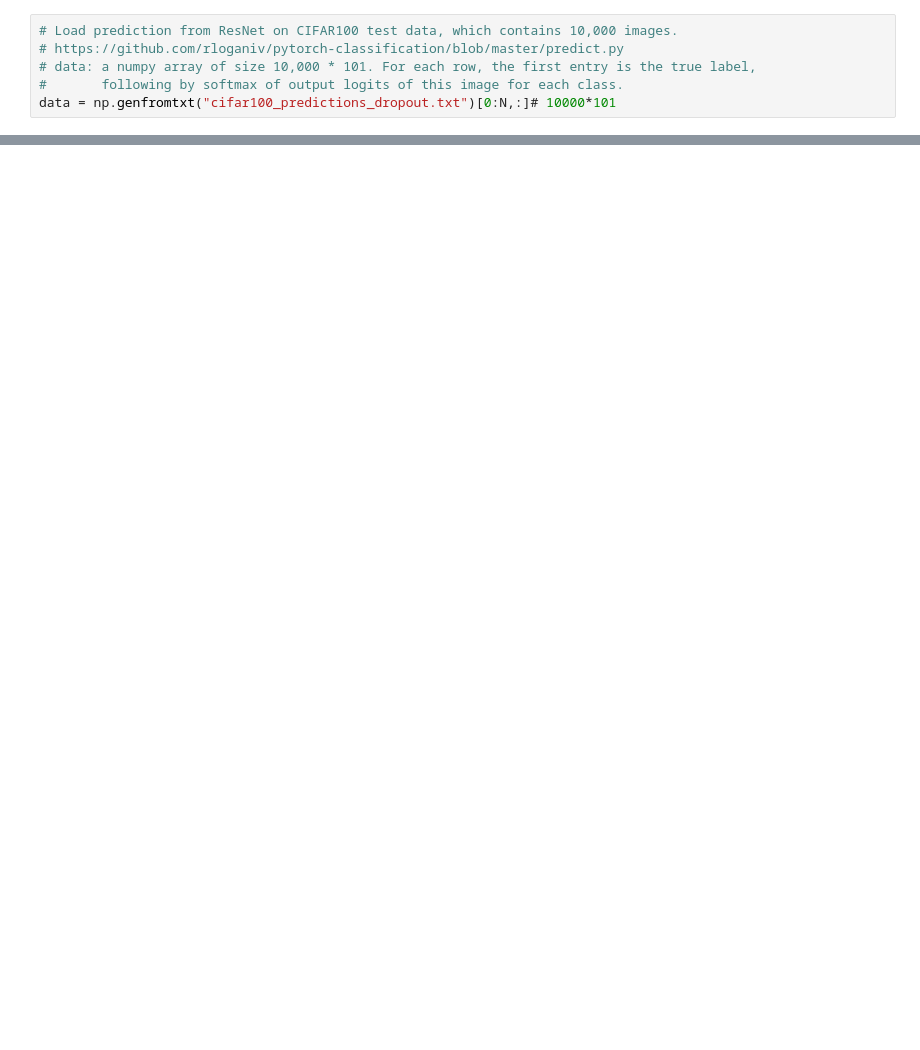
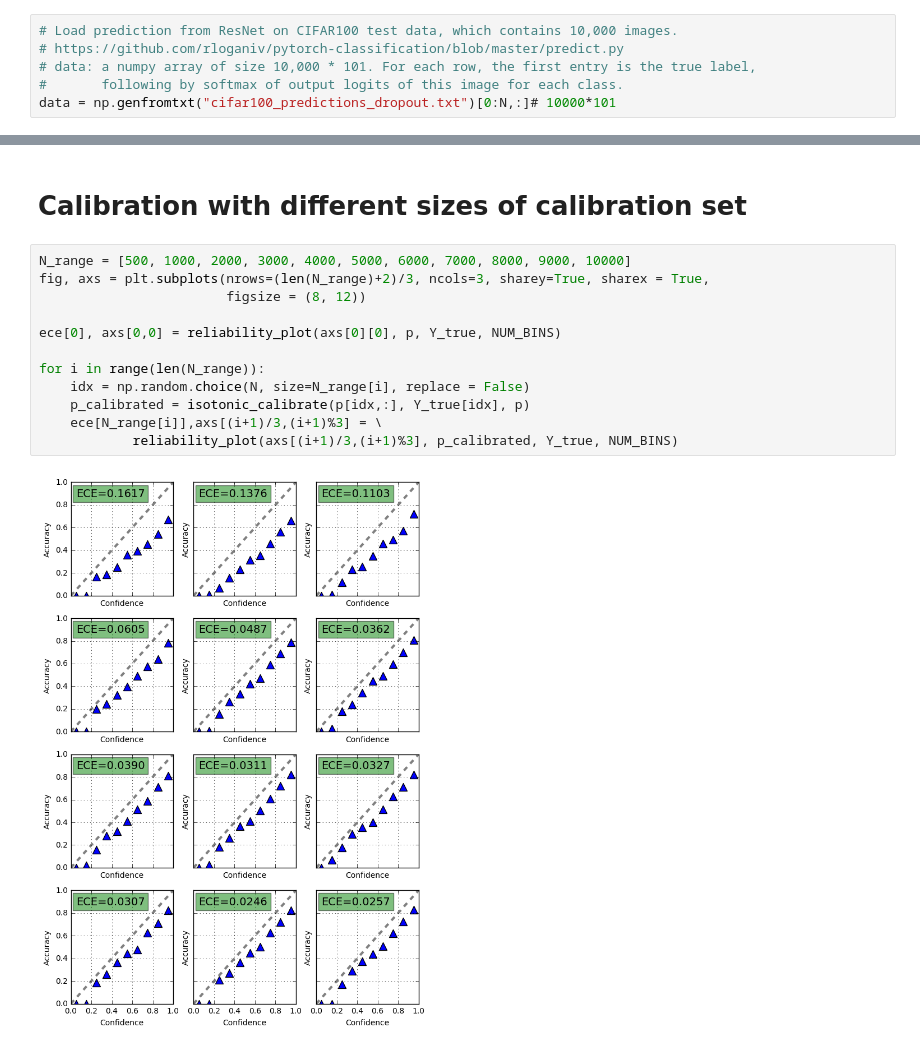
Before and after one commit to disiji/nn_assessor, a Jupyter notebook: binary_isotonic_regression.ipynb, the cells around one changed output, grey strips where cells are left out. Saved outputs shown, nothing was run; the diff lists cells and outputs as text; blank space fills up the shorter version.

```diff
--- a/binary_isotonic_regression.ipynb
+++ b/binary_isotonic_regression.ipynb
@@ -68,0 +52,16 @@ isotonic_regression(Y_predict_K, Y_true_K)
+# %% [markdown]
+# Calibration with different sizes of calibration set
+# %%
+N_range = [500, 1000, 2000, 3000, 4000, 5000, 6000, 7000, 8000, 9000, 10000]
+fig, axs = plt.subplots(nrows=(len(N_range)+2)/3, ncols=3, sharey=True, sharex = True,
+                        figsize = (8, 12))
+
+ece[0], axs[0,0] = reliability_plot(axs[0][0], p, Y_true, NUM_BINS)
+
+for i in range(len(N_range)):
+    idx = np.random.choice(N, size=N_range[i], replace = False)
+    p_calibrated = isotonic_calibrate(p[idx,:], Y_true[idx], p)
+    ece[N_range[i]],axs[(i+1)/3,(i+1)%3] = \
+            reliability_plot(axs[(i+1)/3,(i+1)%3], p_calibrated, Y_true, NUM_BINS)
+# %% [output]
+[figure, added]
```
Also changed, not shown: parts of 10 cells of this notebook, 7 other files.
